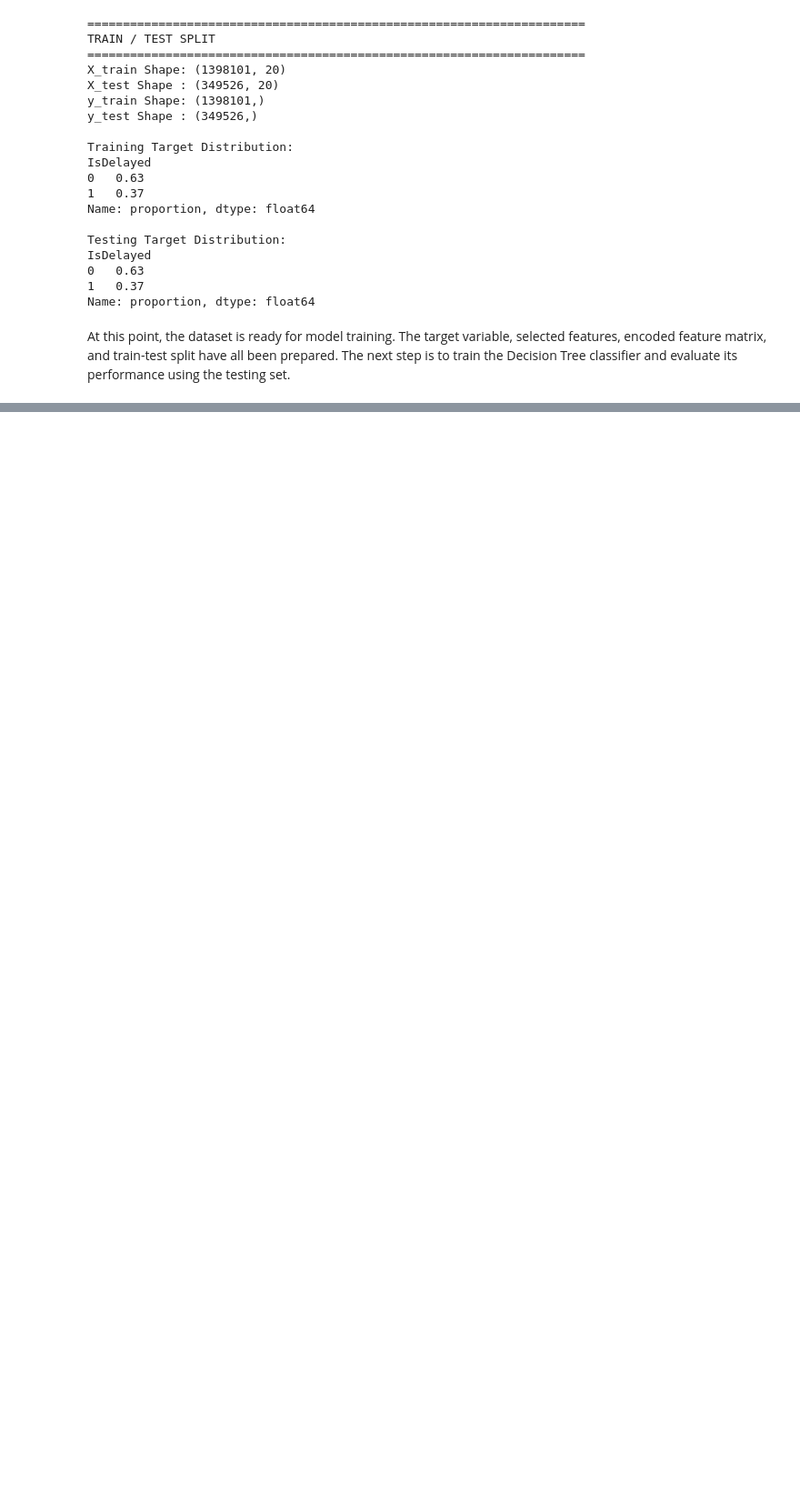
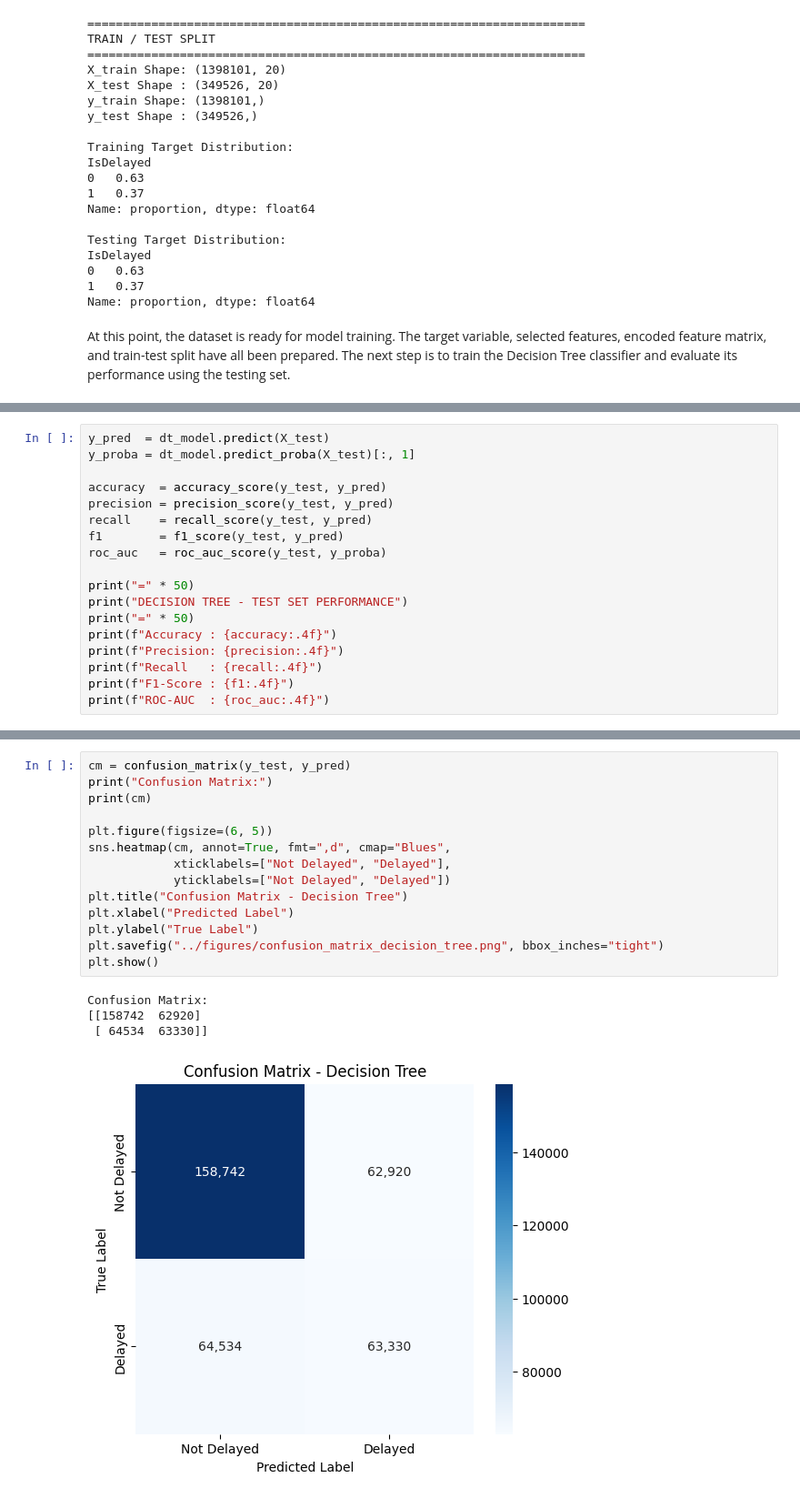
Before and after one commit to CileenAntari/Flight-Delay-Project, a Jupyter notebook: notebooks/phase4.ipynb, the cells around one changed output, grey strips where cells are left out. Shown at 91% size. Drawn from its saved outputs; the diff is of its cells as text; blank space fills up the shorter version.

```diff
--- a/notebooks/phase4.ipynb
+++ b/notebooks/phase4.ipynb
@@ -804,0 +845,18 @@ At this point, the dataset is ready for model training. The target variable, sel
+# %%
+y_pred  = dt_model.predict(X_test)
+y_proba = dt_model.predict_proba(X_test)[:, 1]
+
+accuracy  = accuracy_score(y_test, y_pred)
+precision = precision_score(y_test, y_pred)
+recall    = recall_score(y_test, y_pred)
+f1        = f1_score(y_test, y_pred)
+roc_auc   = roc_auc_score(y_test, y_proba)
+
+print("=" * 50)
+print("DECISION TREE - TEST SET PERFORMANCE")
+print("=" * 50)
+print(f"Accuracy : {accuracy:.4f}")
+print(f"Precision: {precision:.4f}")
+print(f"Recall   : {recall:.4f}")
+print(f"F1-Score : {f1:.4f}")
+print(f"ROC-AUC  : {roc_auc:.4f}")
@@ -804,0 +952,19 @@ At this point, the dataset is ready for model training. The target variable, sel
+# %%
+cm = confusion_matrix(y_test, y_pred)
+print("Confusion Matrix:")
+print(cm)
+
+plt.figure(figsize=(6, 5))
+sns.heatmap(cm, annot=True, fmt=",d", cmap="Blues",
+            xticklabels=["Not Delayed", "Delayed"],
+            yticklabels=["Not Delayed", "Delayed"])
+plt.title("Confusion Matrix - Decision Tree")
+plt.xlabel("Predicted Label")
+plt.ylabel("True Label")
+plt.savefig("../figures/confusion_matrix_decision_tree.png", bbox_inches="tight")
+plt.show()
+# %% [output]
+Confusion Matrix:
+[[158742  62920]
+ [ 64534  63330]]
+[figure, added]
```
Also changed, not shown: parts of 32 cells of this notebook, 9 other files.
